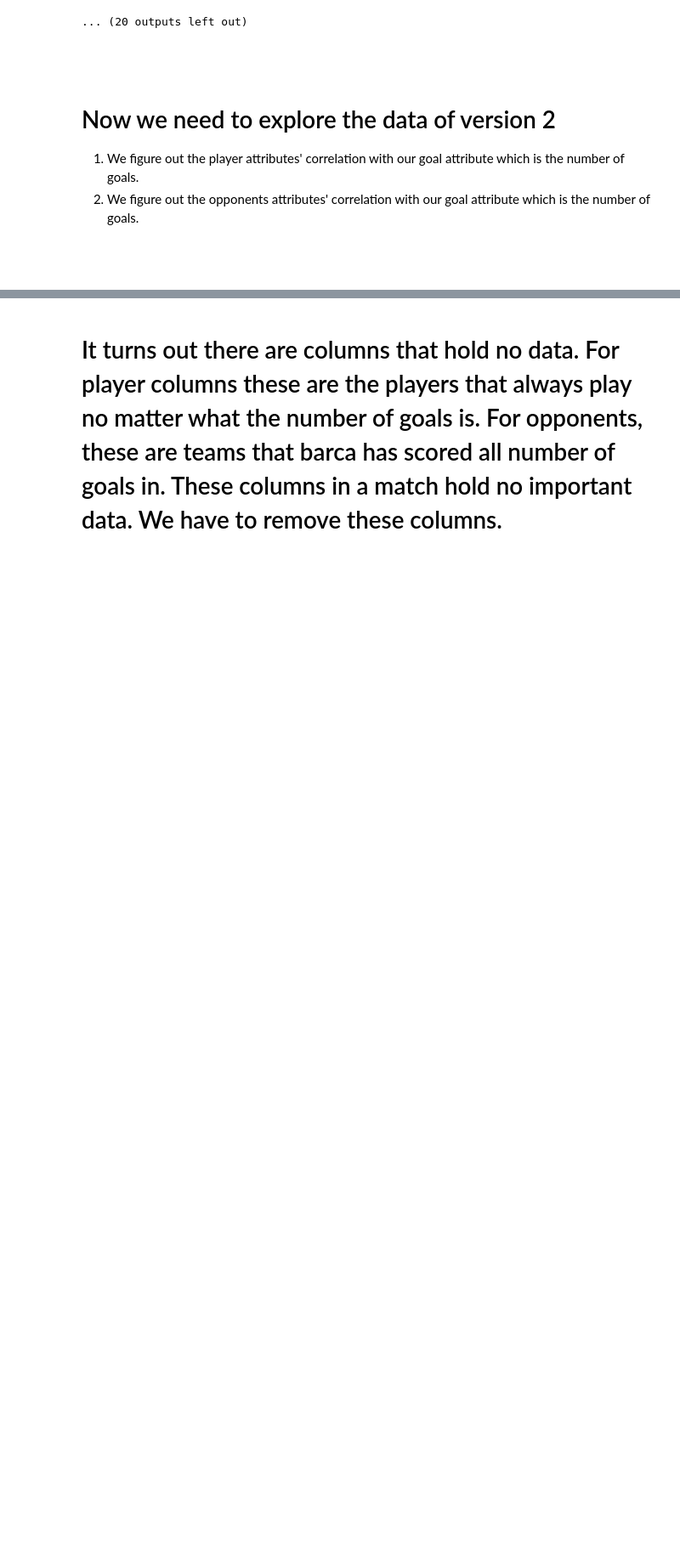
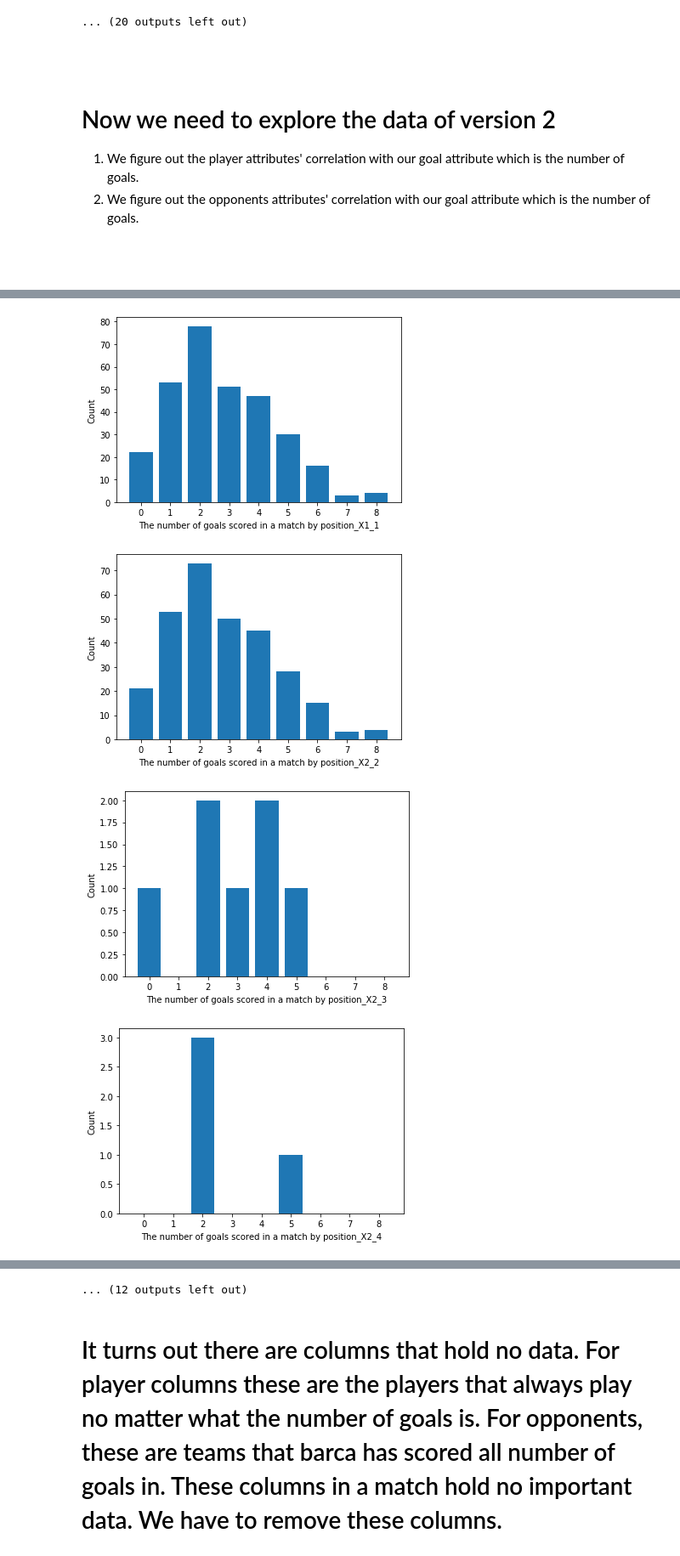
Before and after one commit to AnwarLabib/FC-Barcelona-Goal-Prediction, a Jupyter notebook: data_cleaning.ipynb, the cells around one changed output, grey strips where cells are left out. Shown at 85% size. Drawn from its saved outputs; the diff is of its cells as text; code cells hidden in the pictures; blank space fills up the shorter version.

Commit message:
fixed graph

```diff
--- a/data_cleaning.ipynb
+++ b/data_cleaning.ipynb
@@ -377,0 +357,21 @@ for column in encoded_categorical_columns_df.columns :
+# %%
+for column in encoded_categorical_columns_df.columns :
+    if(re.match("position.*", column)):
+        dict_goals = {0:0, 1:0, 2:0, 3:0, 4:0, 5:0, 6:0, 7:0, 8:0}
+
+        for index, row in all_matches_df_v2.iterrows():
+            if(row[column] != 1):
+                continue
+
+            dict_goals[row["barca_goals"]] = dict_goals[row["barca_goals"]]+1;
+
+        plt.bar(range(len(dict_goals)), list(dict_goals.values()), align='center')
+        plt.xticks(range(len(dict_goals)), list(dict_goals.keys()))
+        plt.xlabel("The number of goals scored in a match by " + column)
+        plt.ylabel("Count")
+        plt.show()
+# %% [output]
+[figure, added]
+[figure, added]
+[figure, added]
+[figure, added]
@@ -378,3 +386,4 @@ for column in encoded_categorical_columns_df.columns :
+... (12 outputs left out)
 # %% [markdown]
 # It turns out there are columns that hold no data. For player columns these are the players that always play no matter what the number of goals is. For opponents, these are teams that barca has scored all number of goals in. These columns in a match hold no important data. We have to remove these columns.
 # %%
```
Also changed, not shown: parts of 9 cells of this notebook.
